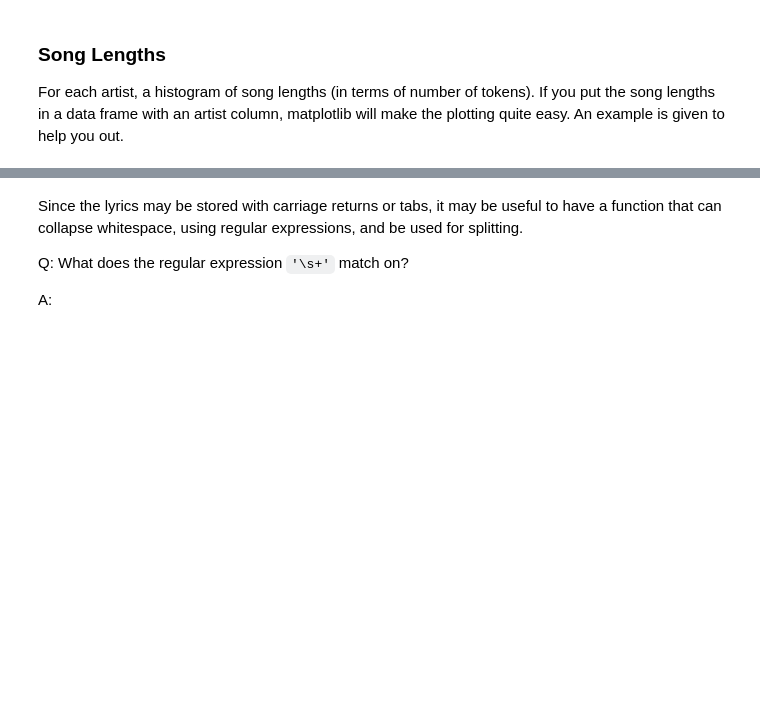
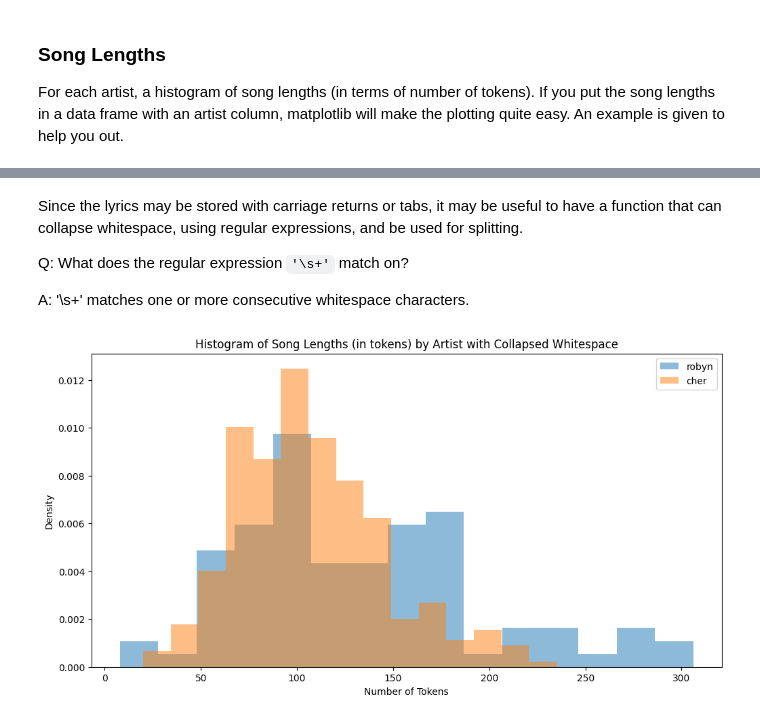
Before and after one commit to Riverag0011/ADS509-Text-Mining, a Jupyter notebook: Assignment_2_Lyrics and Description EDA_GR.ipynb, the cells around one changed output, grey strips where cells are left out. Cells and saved outputs as stored; diff of their text form; code cells hidden in the pictures; blank space fills up the shorter version.

```diff
--- a/Assignment_2_Lyrics and Description EDA_GR.ipynb
+++ b/Assignment_2_Lyrics and Description EDA_GR.ipynb
@@ -585,10 +813,4 @@ Since the lyrics may be stored with carriage returns or tabs, it may be useful t
 
 Q: What does the regular expression `'\s+'` match on?
 
-A:
+A: '\s+' matches one or more consecutive whitespace characters.
-# %%
-collapse_whitespace = re.compile(r'\s+')
-
-def tokenize_lyrics(lyric) :
-    """strip and split on whitespace"""
-    return([item.lower() for item in collapse_whitespace.split(lyric)])
@@ -596,0 +817,28 @@ def tokenize_lyrics(lyric) :
+# %%
+# Define the collapse_whitespace and tokenize_lyrics functions
+collapse_whitespace = re.compile(r'\s+')
+
+def tokenize_lyrics(lyric):
+    """Strip and split on whitespace"""
+    return [item.lower() for item in collapse_whitespace.split(lyric) if item]
+
+# Tokenize the lyrics using the updated function
+lyrics_df['lyrics_tokens'] = lyrics_df['lyrics_tokens'].apply(lambda x: tokenize_lyrics(' '.join(x)))
+
+# Calculate length of each song (number of tokens)
+lyrics_df['length'] = lyrics_df['lyrics_tokens'].apply(len)
+
+# Prepare DataFrame for plotting
+plt.figure(figsize=(12, 6))
+
+for artist in lyrics_df['artist'].unique():
+    subset = lyrics_df[lyrics_df['artist'] == artist]
+    plt.hist(subset['length'], bins=15, alpha=0.5, label=artist, density=True)
+
+plt.xlabel('Number of Tokens')
+plt.ylabel('Density')
+plt.title('Histogram of Song Lengths (in tokens) by Artist with Collapsed Whitespace')
+plt.legend()
+plt.show()
+# %% [output]
+[figure, added]
```
Also changed, not shown: parts of 21 cells of this notebook.
